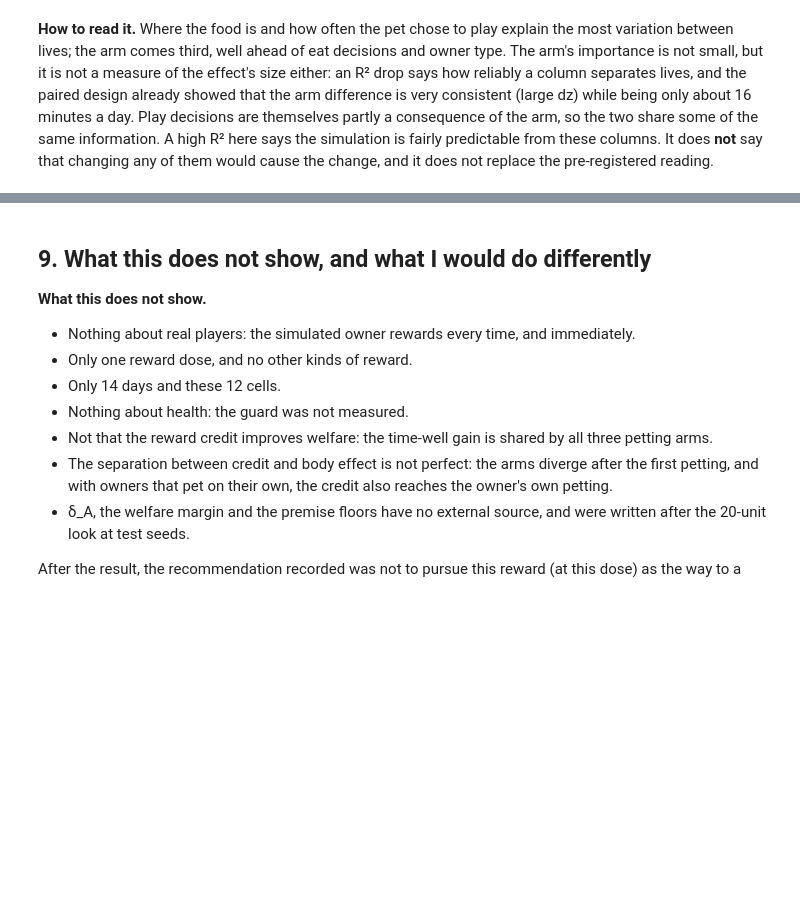
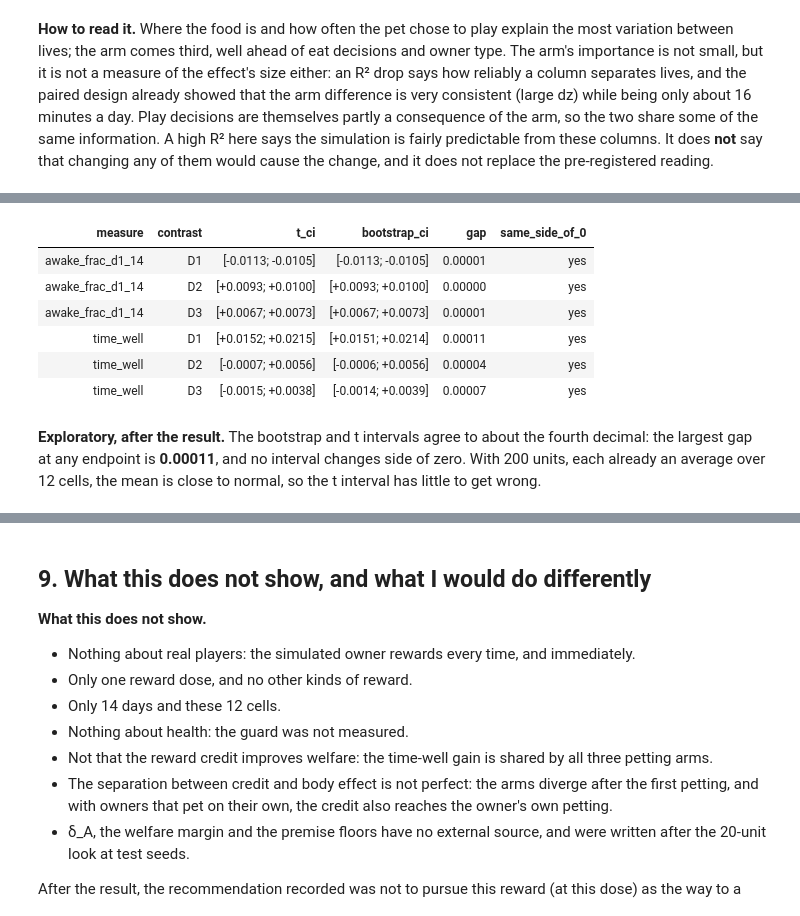
Before and after one commit to matheusmmmp/digilab-reward-case-study, a Jupyter notebook: notebooks/02_case_study.ipynb, the cells around one changed output, grey strips where cells are left out. Cells and saved outputs as stored; diff of their text form; code cells hidden in the pictures; blank space fills up the shorter version.

```diff
--- a/notebooks/02_case_study.ipynb
+++ b/notebooks/02_case_study.ipynb
@@ -566,0 +733,29 @@ plt.show()
+# %%
+#| label: bootstrap
+#| code-summary: "Paired bootstrap (BCa, 10,000 resamples) next to the t intervals"
+SEED = 20261126
+boot = []
+for (m, cid), r in res.items():
+    c = cs.CONTRASTS[cid]
+    lo_b, hi_b = explore.bootstrap_ci(cs.paired_differences(c["a"], c["b"], m), seed=SEED)
+    boot.append(dict(measure=m, contrast=cid, t_ci=f"[{r['ci_low']:+.4f}; {r['ci_high']:+.4f}]",
+                     bootstrap_ci=f"[{lo_b:+.4f}; {hi_b:+.4f}]", gap=max(abs(lo_b - r["ci_low"]), abs(hi_b - r["ci_high"])),
+                     same_side_of_0="yes" if (np.sign(lo_b), np.sign(hi_b)) == (np.sign(r["ci_low"]), np.sign(r["ci_high"])) else "no"))
+boot = pd.DataFrame(boot)
+show(boot.assign(gap=boot.gap.map("{:.5f}".format)))
+assert (boot.same_side_of_0 == "yes").all() and boot.gap.max() < 2e-4
+b_awake = boot[(boot.measure == "awake_frac_d1_14") & (boot.contrast == "D1")].iloc[0]
+say(f"""**Exploratory, after the result.** The bootstrap and t intervals agree to about the fourth decimal: the largest
+gap at any endpoint is **{boot.gap.max():.5f}**, and no interval changes side of zero. With 200 units, each already an
+average over 12 cells, the mean is close to normal, so the t interval has little to get wrong.""")
+# %% [output]
+| measure | contrast | t_ci | bootstrap_ci | gap | same_side_of_0 |
+| awake_frac_d1_14 | D1 | [-0.0113; -0.0105] | [-0.0113; -0.0105] | 0.00001 | yes |
+| awake_frac_d1_14 | D2 | [+0.0093; +0.0100] | [+0.0093; +0.0100] | 0.00000 | yes |
+| awake_frac_d1_14 | D3 | [+0.0067; +0.0073] | [+0.0067; +0.0073] | 0.00001 | yes |
+| time_well | D1 | [+0.0152; +0.0215] | [+0.0151; +0.0214] | 0.00011 | yes |
+| time_well | D2 | [-0.0007; +0.0056] | [-0.0006; +0.0056] | 0.00004 | yes |
+| time_well | D3 | [-0.0015; +0.0038] | [-0.0014; +0.0039] | 0.00007 | yes |
+**Exploratory, after the result.** The bootstrap and t intervals agree to about the fourth decimal: the largest
+gap at any endpoint is **0.00011**, and no interval changes side of zero. With 200 units, each already an
+average over 12 cells, the mean is close to normal, so the t interval has little to get wrong.
```
Also changed, not shown: parts of 8 cells of this notebook.
